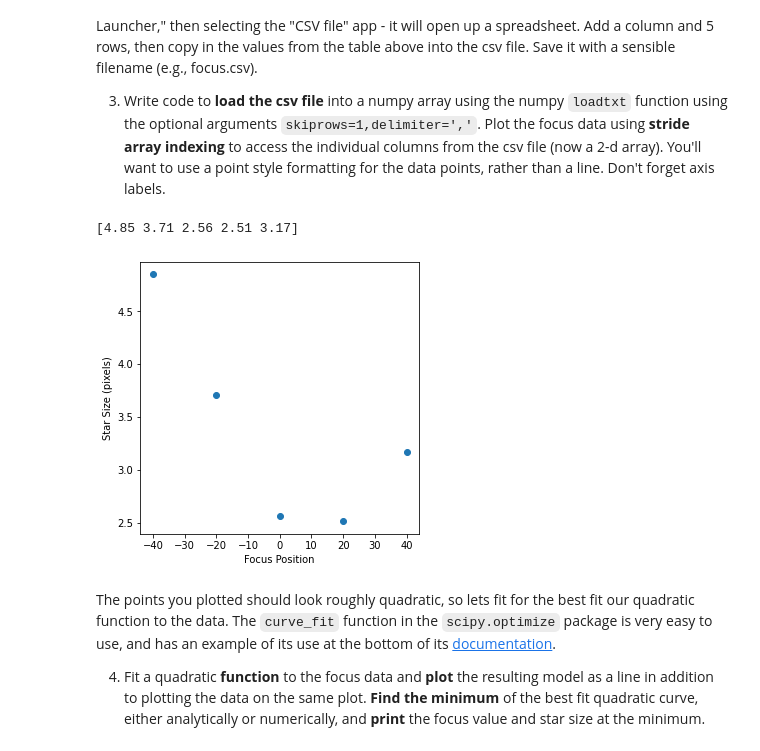
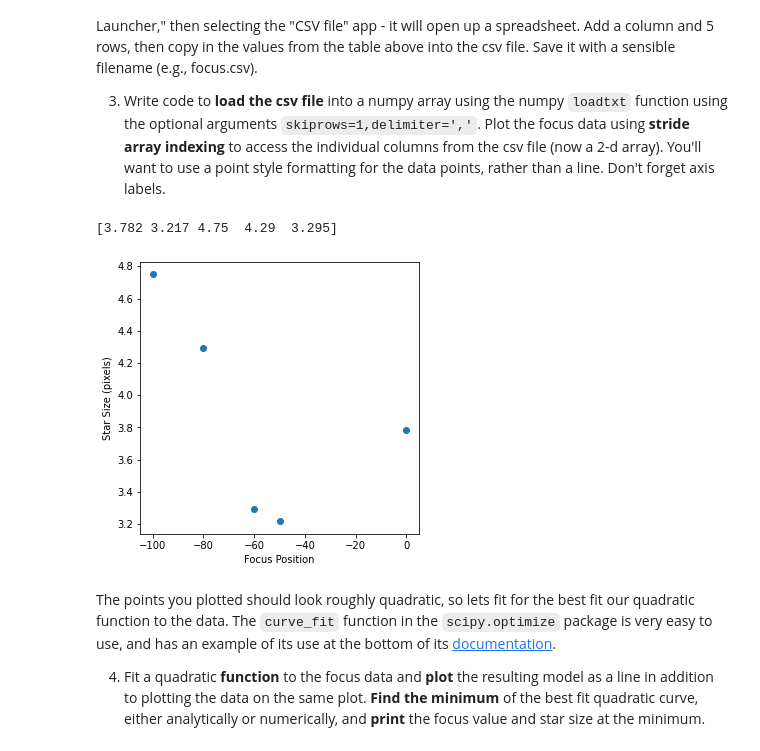
Before and after one commit to DakotaPeltzer/Astr4261, a Jupyter notebook: PythonIntroAssignment.ipynb, the cells around one changed output. Saved outputs shown, nothing was run; the diff lists cells and outputs as text; code cells hidden in the pictures.

```diff
--- a/PythonIntroAssignment.ipynb
+++ b/PythonIntroAssignment.ipynb
@@ -144,18 +162,18 @@ Create a new CSV (comma separated variable) file by going to the File menu above
 
 3. Write code to **load the csv file** into a numpy array using the numpy `loadtxt` function using the optional arguments `skiprows=1,delimiter=','`. Plot the focus data using **stride array indexing** to access the individual columns from the csv file (now a 2-d array). You'll want to use a point style formatting for the data points, rather than a line. Don't forget axis labels.
 # %%
-focus = np.loadtxt("focus.csv", skiprows = 1, delimiter =',')
+focus = np.loadtxt("FWHM.csv", skiprows = 1, delimiter =',')
 
 print(focus[:,1])
 
 plt.figure(figsize = (5, 5)) #set up a figure
 plt.plot(focus[:,0], focus[:,1],'o') #issue the plot command
 plt.xlabel('Focus Position') #Set the axis labels
 plt.ylabel('Star Size (pixels)')
 plt.show() #Show the plot
 # %% [output]
-[4.85 3.71 2.56 2.51 3.17]
+[3.782 3.217 4.75  4.29  3.295]
-[figure, old version]
+[figure, new version]
 # %% [markdown]
 The points you plotted should look roughly quadratic, so lets fit for the best fit our quadratic function to the data. The `curve_fit` function in the `scipy.optimize` package is very easy to use, and has an example of its use at the bottom of its [documentation](https://docs.scipy.org/doc/scipy/reference/generated/scipy.optimize.curve_fit.html).
 
```
Also changed, not shown: parts of 3 cells of this notebook.
